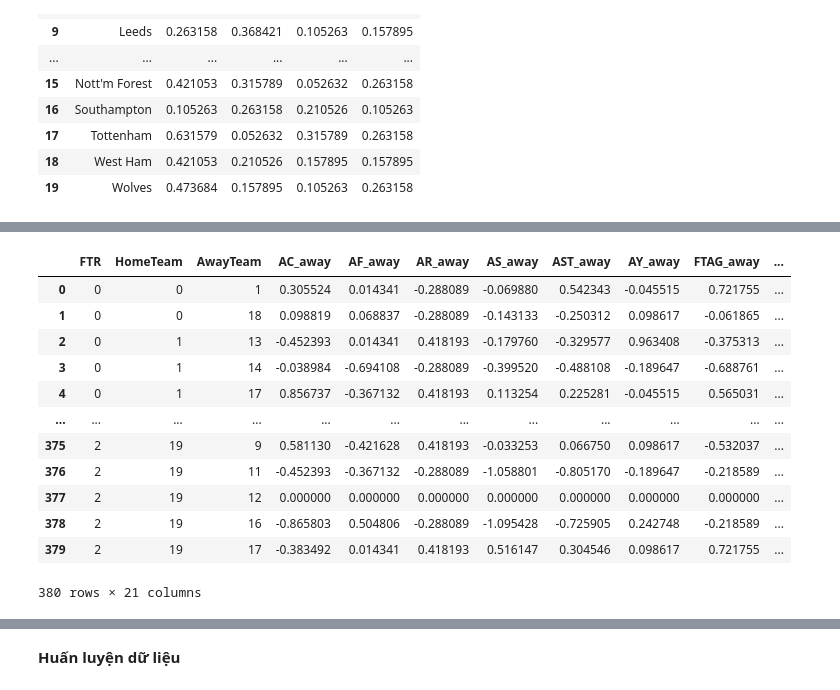
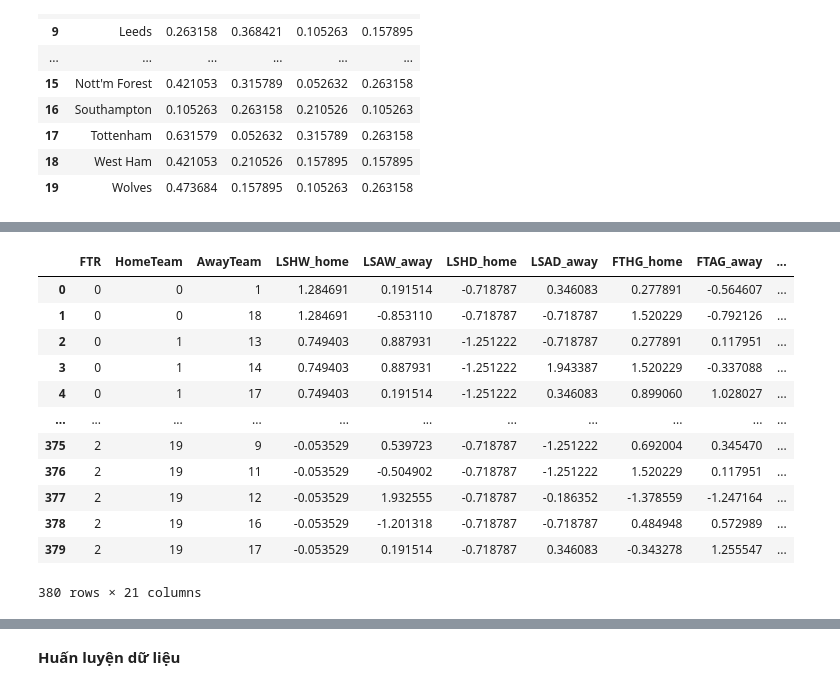
Before and after one commit to hoanghelloworld/match_football_prediction, a Jupyter notebook: train_models/EPL_train/all_models.ipynb, the cells around one changed output, grey strips where cells are left out. Saved outputs shown, nothing was run; the diff lists cells and outputs as text; code cells hidden in the pictures.

```diff
--- a/train_models/EPL_train/all_models.ipynb
+++ b/train_models/EPL_train/all_models.ipynb
@@ -6,7 +9,7 @@ import pandas as pd
 from data_processing import *
 # %%
 # Đọc file dữ liệu mùa giải hiện tại và chuyển vào dataframe
-df_saved_name = 'EPL23-24.csv'
+df_saved_name = '/workspaces/match_football_prediction/dulieuhuanluyen/EPL23-24.csv'
 df_ml = pd.read_csv(df_saved_name)  # Đọc file CSV vào dataframe df_ml
 df_ml
 # %% [output]
@@ -62,7 +50,7 @@ data
 380 rows × 17 columns
 # %%
 # Đọc file dữ liệu mùa giải trước và chuyển vào dataframe
-last_season = 'EPL22-23.csv'
+last_season = '/workspaces/match_football_prediction/dulieuhuanluyen/EPL22-23.csv'
 last_season = pd.read_csv(last_season)  # Đọc file CSV vào dataframe last_season
 
 # Điền giá trị 0 vào các ô bị thiếu
@@ -111,27 +99,30 @@ last_season_stats
 # Lấy danh sách các đội từ cột 'HomeTeam' trong dữ liệu
 teams = data['HomeTeam'].unique()
 # Chuẩn bị tập dữ liệu cho đội khách
+# prepare_dataset_away = prepare_dataset_away_l10m(data, teams) #train voi 10 tran truoc
 prepare_dataset_away = prepare_dataset_away_l5m(data, teams)
 # Điền các giá trị NaN bằng 0
 prepare_dataset_away = prepare_dataset_away.fillna(0)
 # Chuẩn bị tập dữ liệu cho đội nhà
+# prepare_dataset_away = prepare_dataset_away_l10m(data, teams) #train voi 10 tran truoc
 prepare_dataset_home = prepare_dataset_home_l5m(data, teams)
 # Điền các giá trị NaN bằng 0
 prepare_dataset_home = prepare_dataset_home.fillna(0)
 
 # Chuyển đổi cột 'FTR' thành dạng số (mã hóa)
-prepare_dataset_away['FTR'] = prepare_dataset_away['FTR'].astype('category').cat.codes
-prepare_dataset_home['FTR'] = prepare_dataset_home['FTR'].astype('category').cat.codes
+# prepare_dataset_away['FTR'] = prepare_dataset_away['FTR'].astype('category').cat.codes
+# prepare_dataset_home['FTR'] = prepare_dataset_home['FTR'].astype('category').cat.codes
 
 # Kết hợp hai dataframe lại thành một
-merged_df = pd.merge(prepare_dataset_away, prepare_dataset_home, on=['FTR', 'HomeTeam', 'AwayTeam'], suffixes=('_away', '_home'))
+merged_df = pd.merge(prepare_dataset_home,prepare_dataset_away, on=['FTR', 'HomeTeam', 'AwayTeam'], suffixes=('_away', '_home'))
 
 # Chọn các cột cần thiết từ dataframe đã kết hợp
-columns_away = ['AC_away', 'AF_away', 'AR_away', 'AS_away', 'AST_away', 'AY_away', 'FTAG_away']
+columns_away = ['FTAG_away','AC_away', 'AF_away', 'AR_away', 'AS_away', 'AST_away', 'AY_away']
 columns_home = ['FTHG_home', 'HC_home', 'HF_home', 'HR_home', 'HS_home', 'HST_home', 'HY_home']
-columns_to_group = ['FTR', 'HomeTeam', 'AwayTeam'] + columns_away + columns_home
+columns_to_group = ['FTR', 'HomeTeam', 'AwayTeam'] + columns_home+columns_away
 
 # Tạo dataframe mới và nhóm theo 'FTR', 'HomeTeam', 'AwayTeam'
 new_df = merged_df[columns_to_group].groupby(['FTR', 'HomeTeam', 'AwayTeam']).mean().reset_index()
+new_df['FTR'] = new_df['FTR'].astype('category').cat.codes
 new_df
 # %% [output]
@@ -150,48 +141,75 @@ new_df
 380 rows × 17 columns
 # %%
+from sklearn.preprocessing import StandardScaler
+
 df = new_df.copy()
 
 # Merge `current_df_copy` với `last_season_stats` để lấy thông số cho đội nhà
 df = df.merge(last_season_stats[['Team', 'LSHW', 'LSHD']], left_on='HomeTeam', right_on='Team', how='left')
 df.rename(columns={'LSHW': 'LSHW_home', 'LSHD': 'LSHD_home'}, inplace=True)
 
 # Merge `current_df_copy` với `last_season_stats` một lần nữa để lấy thông số cho đội khách
 df = df.merge(last_season_stats[['Team', 'LSAW', 'LSAD']], left_on='AwayTeam', right_on='Team', how='left', suffixes=('', '_away'))
 df.rename(columns={'LSAW': 'LSAW_away', 'LSAD': 'LSAD_away'}, inplace=True)
 
 # Loại bỏ các cột 'Team' và 'Team_away' không cần thiết
 df.drop(['Team', 'Team_away'], axis=1, inplace=True)
 
 # Tạo một bản đồ thay thế cho các đội đặc biệt(thông số 3 đội xuống hạng mùa trước sẽ thay 3 đội lên hạng mùa này)
 special_teams_map = {
     'Burnley': 'Leicester',
     'Sheffield United': 'Leeds',
     'Luton': 'Southampton'
 }
 
 # Thay thế thông số của các đội đặc biệt bằng thông số của đội tương ứng
 for team, replace_with in special_teams_map.items():
     # Kiểm tra nếu đội thay thế tồn tại trong last_season_stats
         replace_stats = last_season_stats.loc[last_season_stats['Team'] == replace_with, ['LSHW', 'LSHD', 'LSAW', 'LSAD']].iloc[0]
 
         # Cập nhật thông số cho đội cần thay thế trong DataFrame hiện tại
         df.loc[df['HomeTeam'] == team, ['LSHW_home', 'LSHD_home']] = replace_stats[['LSHW', 'LSHD']].values
         df.loc[df['AwayTeam'] == team, ['LSAW_away', 'LSAD_away']] = replace_stats[['LSAW', 'LSAD']].values
 # Mã hóa các biến phân loại
-df['HomeTeam'] = df['HomeTeam'].astype('category').cat.codes
-df['AwayTeam'] = df['AwayTeam'].astype('category').cat.codes
+df['HomeTeam_code'] = df['HomeTeam'].astype('category').cat.codes
+df['AwayTeam_code'] = df['AwayTeam'].astype('category').cat.codes
+# Tạo dictionary để map tên đội với mã số
+team_dict = dict(zip(df['HomeTeam'], df['HomeTeam_code']))
+df = df.drop(columns=['HomeTeam_code','AwayTeam_code'])
+df['AwayTeam']=df['AwayTeam'].astype('category').cat.codes
+df['HomeTeam']=df['HomeTeam'].astype('category').cat.codes
+
+desired_order = [
+    'FTR', 'HomeTeam', 'AwayTeam','LSHW_home','LSAW_away','LSHD_home','LSAD_away','FTHG_home','FTAG_away','HC_home','AC_away','HF_home',
+    'AF_away','HR_home','AR_away', 'HS_home','AS_away', 'HST_home', 'AST_away','HY_home','AY_away'
+]
+
+# Sắp xếp lại các cột theo thứ tự mong muốn
+df = df.reindex(columns=desired_order)
+
+# Giả sử df là dataframe của bạn
+cols_to_scale = ['LSHW_home','LSAW_away', 'LSHD_home', 'LSAD_away','FTHG_home', 'FTAG_away', 'HC_home', 'AC_away', 'HF_home', 'AF_away',
+                 'HR_home', 'HS_home', 'AS_away', 'HST_home', 'AST_away', 'HY_home',
+                 'AY_away']
+
+# Tạo scaler object
+scaler = StandardScaler()
+
+# Áp dụng scaling cho các cột chỉ định
+df[cols_to_scale] = scaler.fit_transform(df[cols_to_scale])
+
 df
 # %% [output]
-|  | FTR | HomeTeam | AwayTeam | AC_away | AF_away | AR_away | AS_away | AST_away | AY_away | FTAG_away | ... |
-| 0 | 0 | 0 | 1 | 0.305524 | 0.014341 | -0.288089 | -0.069880 | 0.542343 | -0.045515 | 0.721755 | ... |
-| 1 | 0 | 0 | 18 | 0.098819 | 0.068837 | -0.288089 | -0.143133 | -0.250312 | 0.098617 | -0.061865 | ... |
-| 2 | 0 | 1 | 13 | -0.452393 | 0.014341 | 0.418193 | -0.179760 | -0.329577 | 0.963408 | -0.375313 | ... |
-| 3 | 0 | 1 | 14 | -0.038984 | -0.694108 | -0.288089 | -0.399520 | -0.488108 | -0.189647 | -0.688761 | ... |
-| 4 | 0 | 1 | 17 | 0.856737 | -0.367132 | 0.418193 | 0.113254 | 0.225281 | -0.045515 | 0.565031 | ... |
-| ... | ... | ... | ... | ... | ... | ... | ... | ... | ... | ... | ... |
-| 375 | 2 | 19 | 9 | 0.581130 | -0.421628 | 0.418193 | -0.033253 | 0.066750 | 0.098617 | -0.532037 | ... |
-| 376 | 2 | 19 | 11 | -0.452393 | -0.367132 | -0.288089 | -1.058801 | -0.805170 | -0.189647 | -0.218589 | ... |
-| 377 | 2 | 19 | 12 | 0.000000 | 0.000000 | 0.000000 | 0.000000 | 0.000000 | 0.000000 | 0.000000 | ... |
-| 378 | 2 | 19 | 16 | -0.865803 | 0.504806 | -0.288089 | -1.095428 | -0.725905 | 0.242748 | -0.218589 | ... |
-| 379 | 2 | 19 | 17 | -0.383492 | 0.014341 | 0.418193 | 0.516147 | 0.304546 | 0.098617 | 0.721755 | ... |
+|  | FTR | HomeTeam | AwayTeam | LSHW_home | LSAW_away | LSHD_home | LSAD_away | FTHG_home | FTAG_away | ... |
+| 0 | 0 | 0 | 1 | 1.284691 | 0.191514 | -0.718787 | 0.346083 | 0.277891 | -0.564607 | ... |
+| 1 | 0 | 0 | 18 | 1.284691 | -0.853110 | -0.718787 | -0.718787 | 1.520229 | -0.792126 | ... |
+| 2 | 0 | 1 | 13 | 0.749403 | 0.887931 | -1.251222 | -0.718787 | 0.277891 | 0.117951 | ... |
+| 3 | 0 | 1 | 14 | 0.749403 | 0.887931 | -1.251222 | 1.943387 | 1.520229 | -0.337088 | ... |
+| 4 | 0 | 1 | 17 | 0.749403 | 0.191514 | -1.251222 | 0.346083 | 0.899060 | 1.028027 | ... |
+| ... | ... | ... | ... | ... | ... | ... | ... | ... | ... | ... |
+| 375 | 2 | 19 | 9 | -0.053529 | 0.539723 | -0.718787 | -1.251222 | 0.692004 | 0.345470 | ... |
+| 376 | 2 | 19 | 11 | -0.053529 | -0.504902 | -0.718787 | -1.251222 | 1.520229 | 0.117951 | ... |
+| 377 | 2 | 19 | 12 | -0.053529 | 1.932555 | -0.718787 | -0.186352 | -1.378559 | -1.247164 | ... |
+| 378 | 2 | 19 | 16 | -0.053529 | -1.201318 | -0.718787 | -0.718787 | 0.484948 | 0.572989 | ... |
+| 379 | 2 | 19 | 17 | -0.053529 | 0.191514 | -0.718787 | 0.346083 | -0.343278 | 1.255547 | ... |
 380 rows × 21 columns
```
Also changed, not shown: parts of 10 cells of this notebook, 8 other files.
